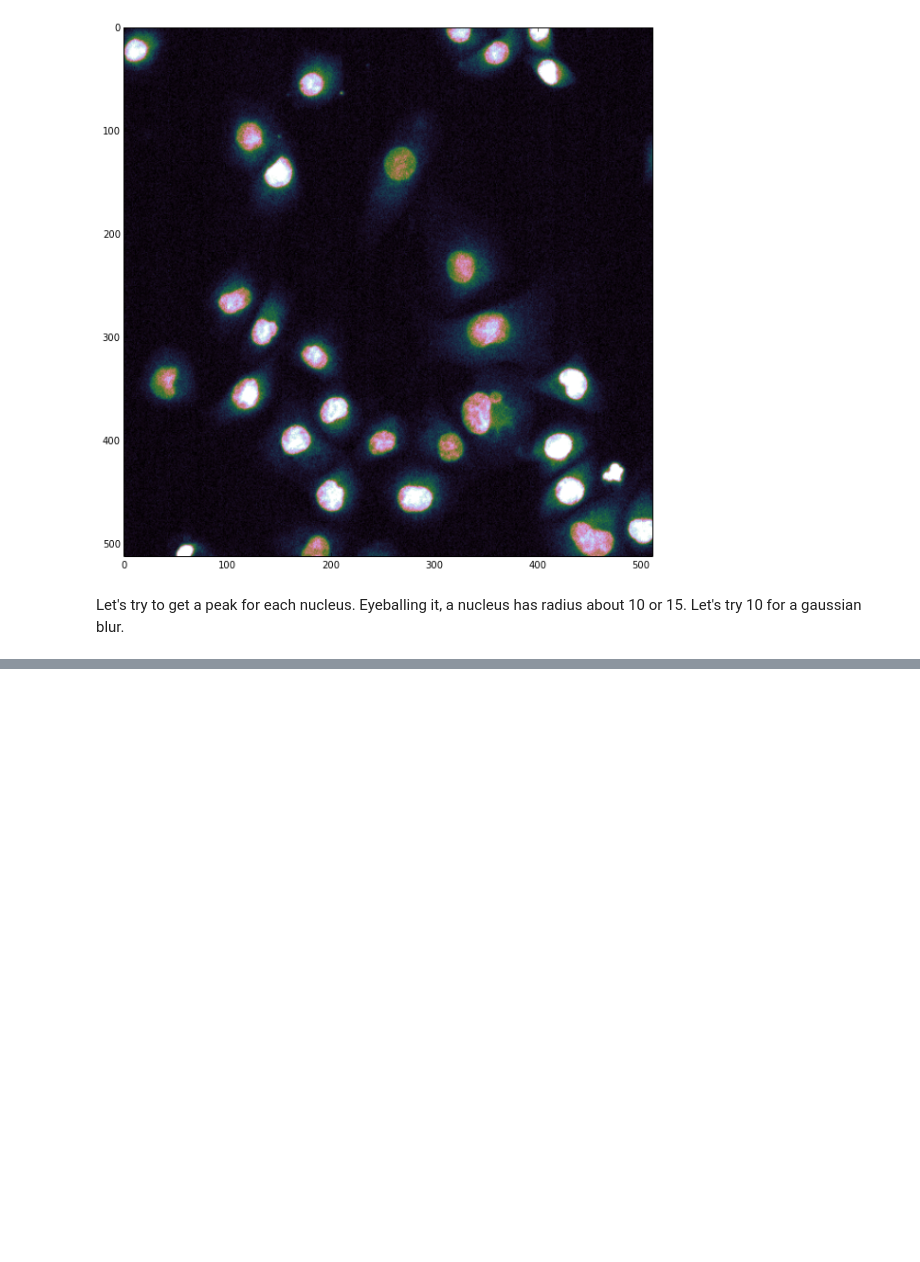
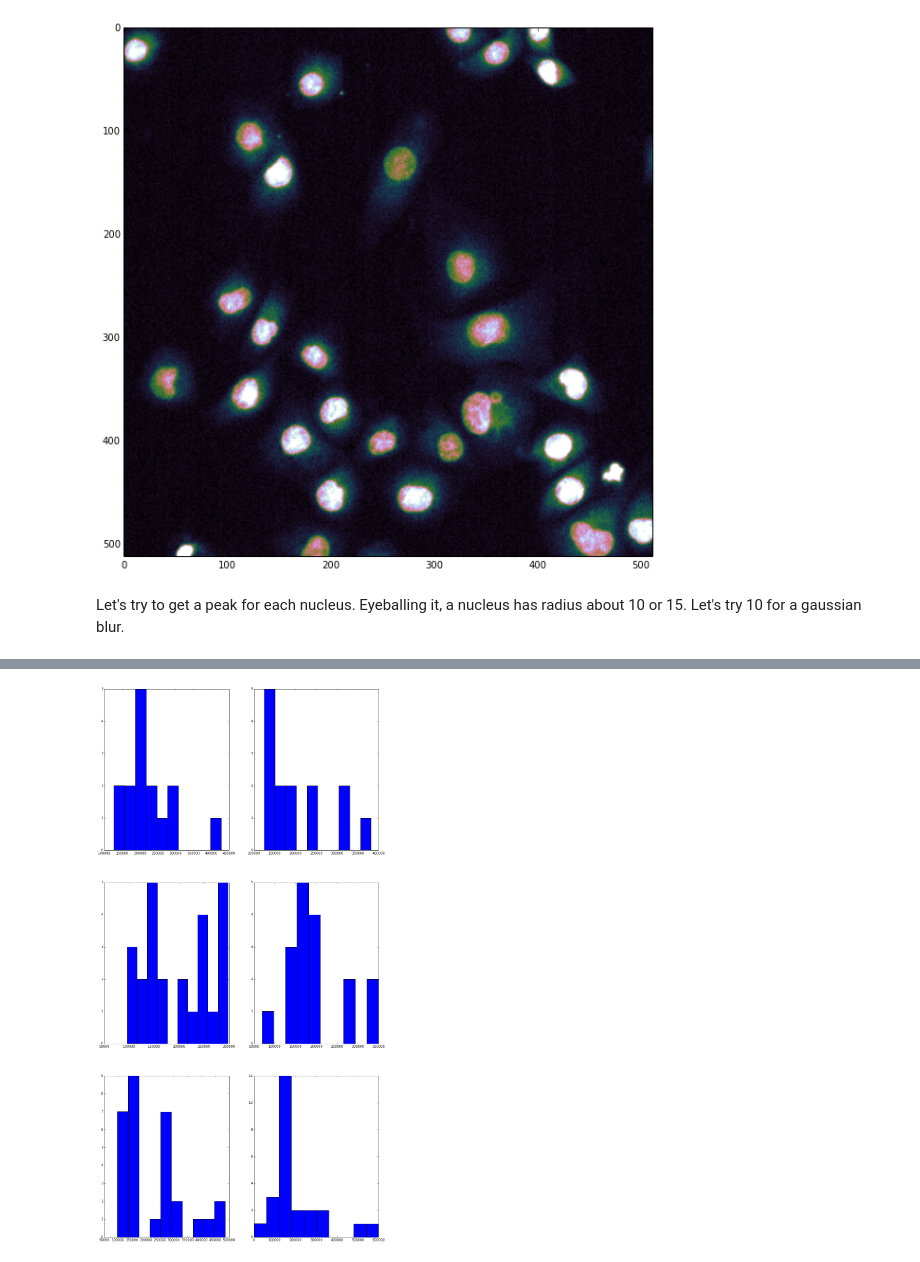
Before and after one commit to jni/notebooks, a Jupyter notebook: Quantifying nuclear DNA.ipynb, the cells around one changed output, grey strips where cells are left out. Saved outputs shown, nothing was run; the diff lists cells and outputs as text; code cells hidden in the pictures; blank space fills up the shorter version.

```diff
--- a/Quantifying nuclear DNA.ipynb
+++ b/Quantifying nuclear DNA.ipynb
@@ -66,0 +108,9 @@ for ax, im, d in zip(axes.ravel(), nuclei, detect):
+# %%
+from skimage.measure import regionprops
+propss = [regionprops(im, intensity_image=iim)
+          for im, iim in zip(nuclei_objs, nuclei)]
+def total_intensity(props):
+    return props.mean_intensity * props.area
+
+nuclei_intensities = [map(total_intensity, pr)
+                      for pr in propss]
@@ -66,0 +121,6 @@ for ax, im, d in zip(axes.ravel(), nuclei, detect):
+# %%
+figure, axes = plt.subplots(3, 2, figsize=(15, 30))
+for ax, ints in zip(axes.ravel(), nuclei_intensities):
+    ax.hist(ints)
+# %% [output]
+[figure, added]
```
Also changed, not shown: parts of 10 cells of this notebook.
